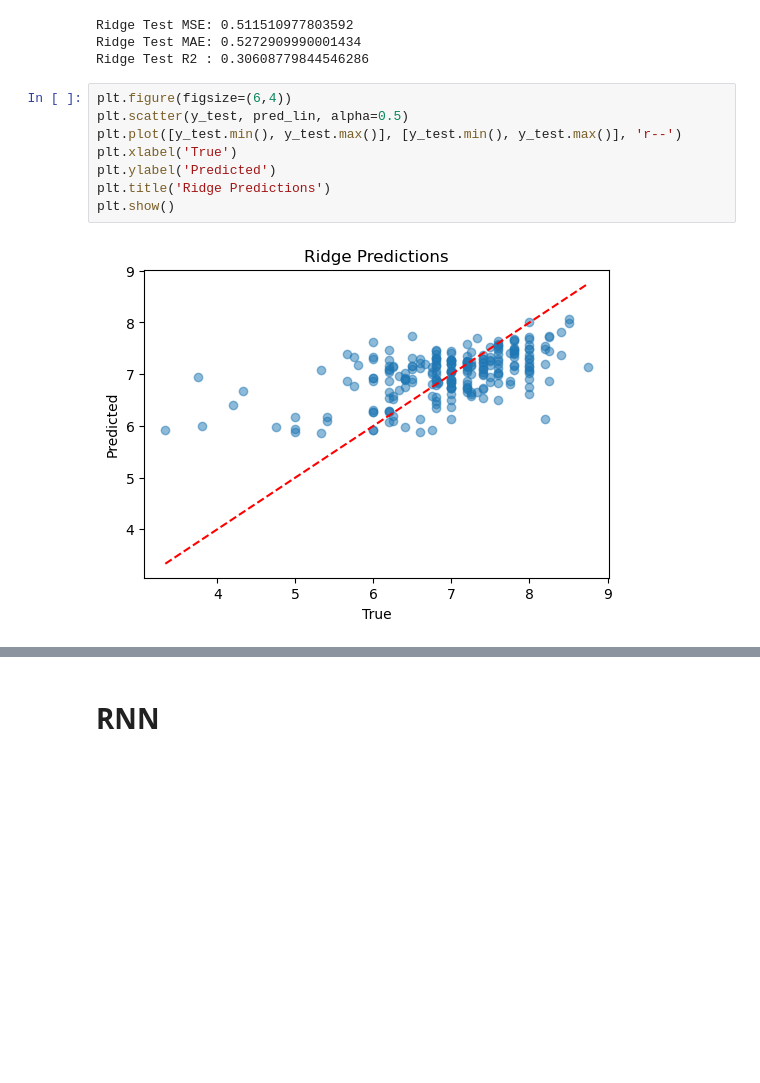
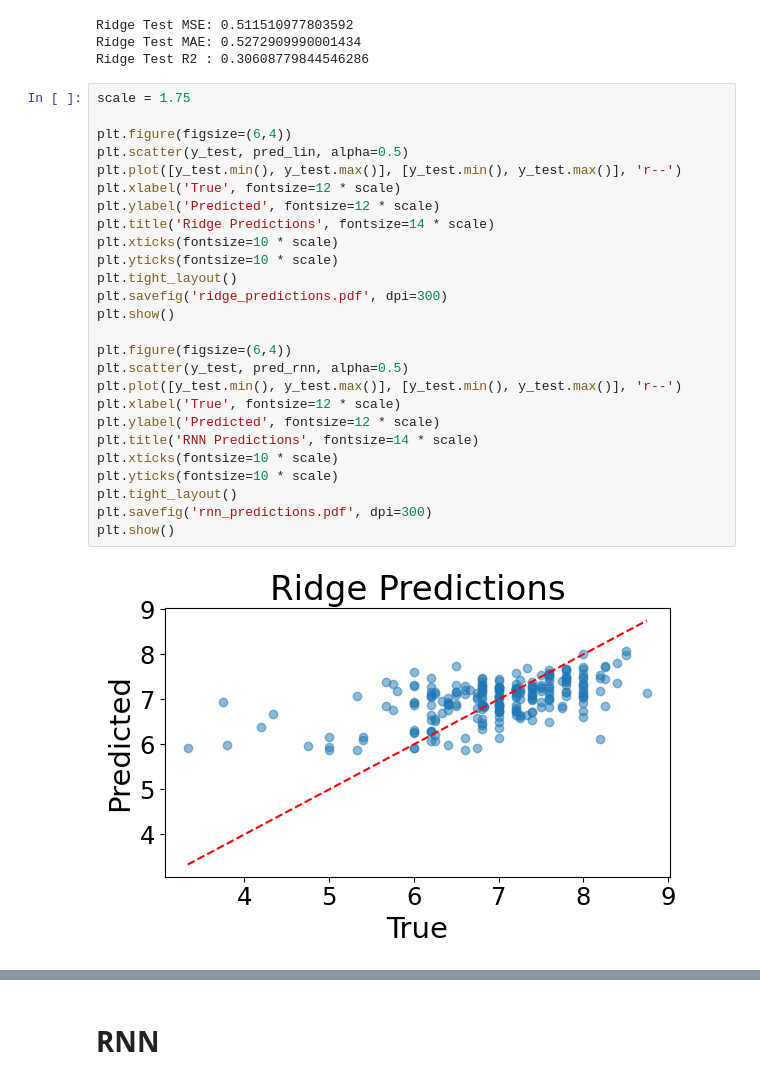
Before and after one commit to PietPjotr/DMT1, a Jupyter notebook: numerical_prediction.ipynb, the cells around one changed output, grey strips where cells are left out. Drawn from its saved outputs; the diff is of its cells as text; blank space fills up the shorter version.

```diff
--- a/numerical_prediction.ipynb
+++ b/numerical_prediction.ipynb
@@ -61,13 +61,31 @@ print("Ridge Test R2 :", r2_score(y_test, pred_lin))
 Ridge Test MSE: 0.511510977803592
 Ridge Test MAE: 0.5272909990001434
 Ridge Test R2 : 0.30608779844546286
-# %%
-plt.figure(figsize=(6,4))
-plt.scatter(y_test, pred_lin, alpha=0.5)
-plt.plot([y_test.min(), y_test.max()], [y_test.min(), y_test.max()], 'r--')
-plt.xlabel('True')
-plt.ylabel('Predicted')
-plt.title('Ridge Predictions')
-plt.show()
-# %% [output]
-[figure, removed]
+# %%
+scale = 1.75
+
+plt.figure(figsize=(6,4))
+plt.scatter(y_test, pred_lin, alpha=0.5)
+plt.plot([y_test.min(), y_test.max()], [y_test.min(), y_test.max()], 'r--')
+plt.xlabel('True', fontsize=12 * scale)
+plt.ylabel('Predicted', fontsize=12 * scale)
+plt.title('Ridge Predictions', fontsize=14 * scale)
+plt.xticks(fontsize=10 * scale)
+plt.yticks(fontsize=10 * scale)
+plt.tight_layout()
+plt.savefig('ridge_predictions.pdf', dpi=300)
+plt.show()
+
+plt.figure(figsize=(6,4))
+plt.scatter(y_test, pred_rnn, alpha=0.5)
+plt.plot([y_test.min(), y_test.max()], [y_test.min(), y_test.max()], 'r--')
+plt.xlabel('True', fontsize=12 * scale)
+plt.ylabel('Predicted', fontsize=12 * scale)
+plt.title('RNN Predictions', fontsize=14 * scale)
+plt.xticks(fontsize=10 * scale)
+plt.yticks(fontsize=10 * scale)
+plt.tight_layout()
+plt.savefig('rnn_predictions.pdf', dpi=300)
+plt.show()
+# %% [output]
+[figure, added]
```
Also changed, not shown: parts of 5 cells of this notebook, 6 other files.
